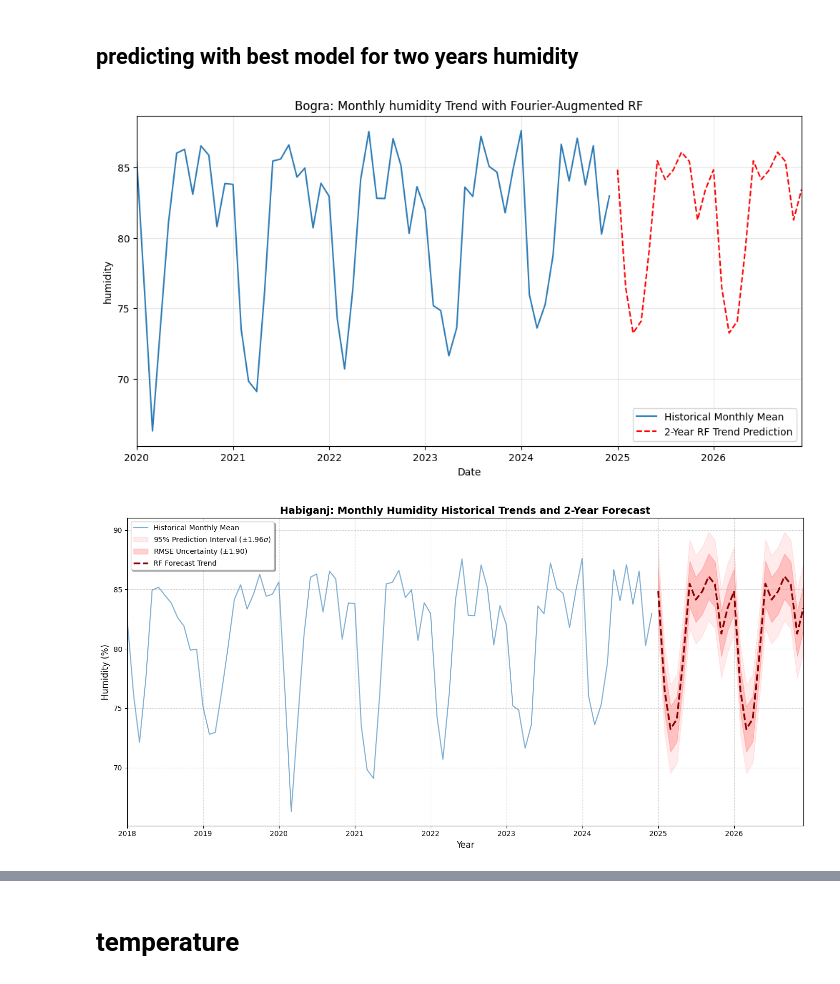
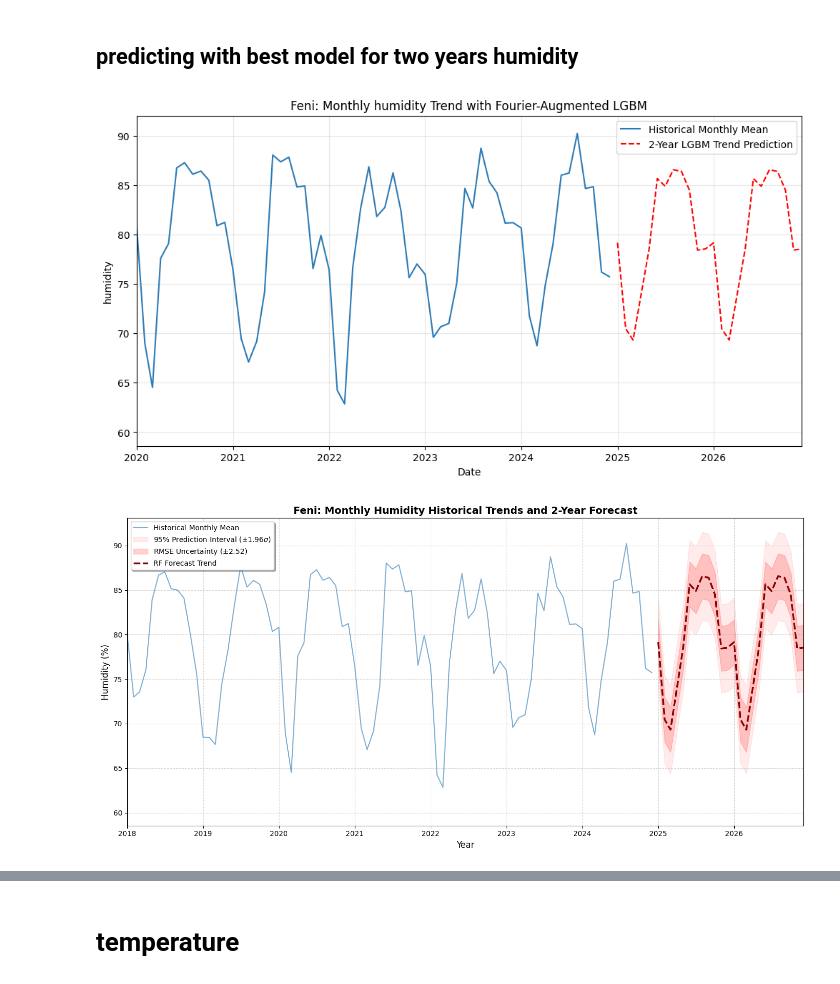
Before and after one commit to not-your-pancake/TCC_Journal, a Jupyter notebook: 0 Real Done Shit/4. Coastal Humid Heat Zone (Coastal Belt)/1-4 HI_WB_HS_WGB/Feni.ipynb, the cells around one changed output, grey strips where cells are left out. Cells and saved outputs as stored; diff of their text form; code cells hidden in the pictures.

Commit message:
Feni

```diff
--- a/0 Real Done Shit/4. Coastal Humid Heat Zone (Coastal Belt)/1-4 HI_WB_HS_WGB/Feni.ipynb
+++ b/0 Real Done Shit/4. Coastal Humid Heat Zone (Coastal Belt)/1-4 HI_WB_HS_WGB/Feni.ipynb
@@ -640,57 +640,58 @@ X = df_features[FEATURES]
 y = df_features['humidity']
 
 # 4. Train Random Forest [cite: 145, 146]
-cat_model = CatBoostRegressor(
-    iterations=1500,           # Increased iterations with a lower learning rate
-    learning_rate=0.01,        # "Crawl" toward the seasonal trend
-    depth=4,                   # Shallower trees for better generalization on small N=132
-    l2_leaf_reg=10,            # Higher L2 regularization to smooth the seasonal curve
+lgb_model = lgb.LGBMRegressor(
+    n_estimators=1000,
+    learning_rate=0.01,         # Slowed down for stable trend learning
+    max_depth=4,                # Restricted depth to prevent memorizing noise
+    num_leaves=10,              # Low number of leaves is critical for small data
+    min_child_samples=5,        # Minimum data points in a leaf (prevents tiny, specific branches)
 
-    bootstrap_type='Bayesian',
-    bagging_temperature=0.5,   # Reduced slightly for more stable bagging
-    random_strength=2,         # Adds randomness to scoring splits, preventing overfitting
+    subsample=0.7,              # Stochastic bagging for robustness
+    subsample_freq=1,
+    colsample_bytree=0.7,       # Feature bagging
 
-    loss_function='RMSE',      # Standard for regression; 'Huber' is also an option if data is noisy
-    od_type='Iter',            # Overfitting detector
-    od_wait=50,                # Stop early if the trend isn't improving
+    reg_alpha=0.2,              # L1 regularization
+    reg_lambda=0.2,             # L2 regularization
 
-    random_seed=42,
-    verbose=0
+    importance_type='gain',     # More useful for understanding "Shape" than 'split'
+    random_state=42,
+    n_jobs=-1,
+    verbosity=-1                # Suppress warnings about small dataset
 )
 
-
-cat_model.fit(X_train, y_train)
+lgb_model.fit(X_train, y_train)
 
 
 # 5. Predict 2 Years Future (24 months)
 last_date = df_features['date'].max()
 future_dates = pd.date_range(start=last_date + pd.DateOffset(months=1), periods=24, freq='MS')
 future_df = pd.DataFrame({'date': future_dates})
 future_df['year_val'] = future_df['date'].dt.year
 future_df = add_fourier_features(future_df)
 
-predictions_hum = cat_model.predict(future_df[FEATURES])
+predictions_hum = lgb_model.predict(future_df[FEATURES])
 
 
 # 6. Visualization
 plt.figure(figsize=(12, 6))
 plt.plot(df_features['date'], y, label='Historical Monthly Mean', color='#2c7bb6') # [cite: 80]
-plt.plot(future_dates, predictions_hum, label='2-Year RF Trend Prediction', linestyle='--', color='red')
-plt.title('Bogra: Monthly humidity Trend with Fourier-Augmented RF')
+plt.plot(future_dates, predictions_hum, label='2-Year LGBM Trend Prediction', linestyle='--', color='red')
+plt.title('Feni: Monthly humidity Trend with Fourier-Augmented LGBM')
 plt.xlabel('Date')
 plt.ylabel('humidity')
 plt.legend()
 plt.grid(True, alpha=0.3)
 # Set the start date to Jan 1st, 2023
 plt.xlim(pd.Timestamp('2020-01-01'), future_dates.max())
 plt.show()
 # %% [output]
-[figure, old version]
+[figure, new version]
 # %%
 # 5. Predict 2 Years Future with Empirical Validation
-mean_preds = cat_model.predict(future_df[FEATURES])
+mean_preds = lgb_model.predict(future_df[FEATURES])
 
-best_model_rmse = 1.9038
+best_model_rmse = 2.5242
 upper_95 = mean_preds + (1.96 * best_model_rmse)
 lower_95 = mean_preds - (1.96 * best_model_rmse)
 upper_68 = mean_preds + best_model_rmse
@@ -733,7 +734,7 @@ plt.tight_layout()
 
 plt.show()
 # %% [output]
-[figure, old version]
+[figure, new version]
 # %%
 # create the dataframe of the predicted values of 2025 and 2026
 df_predictions_humidity = pd.DataFrame({
```
Also changed, not shown: parts of 56 cells of this notebook, 4 other files.
